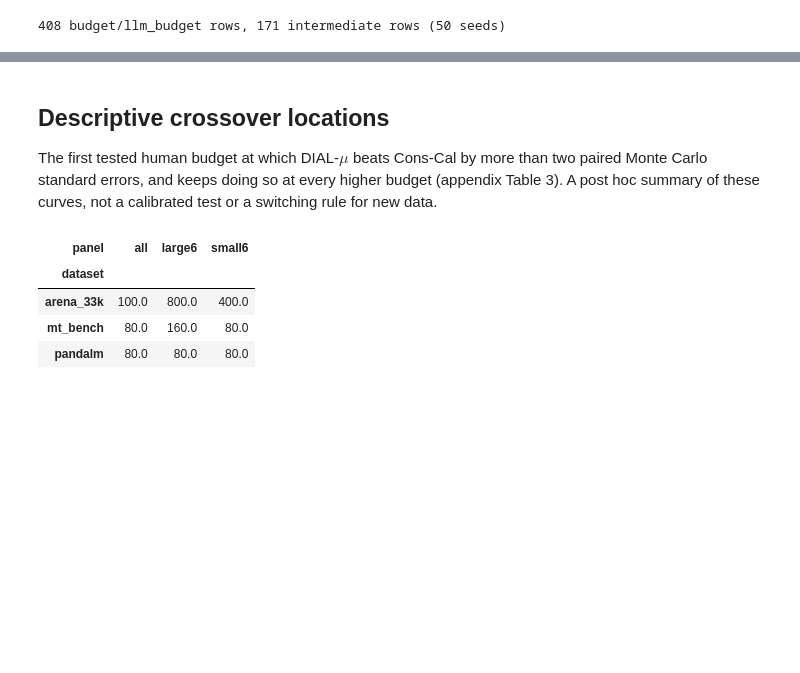
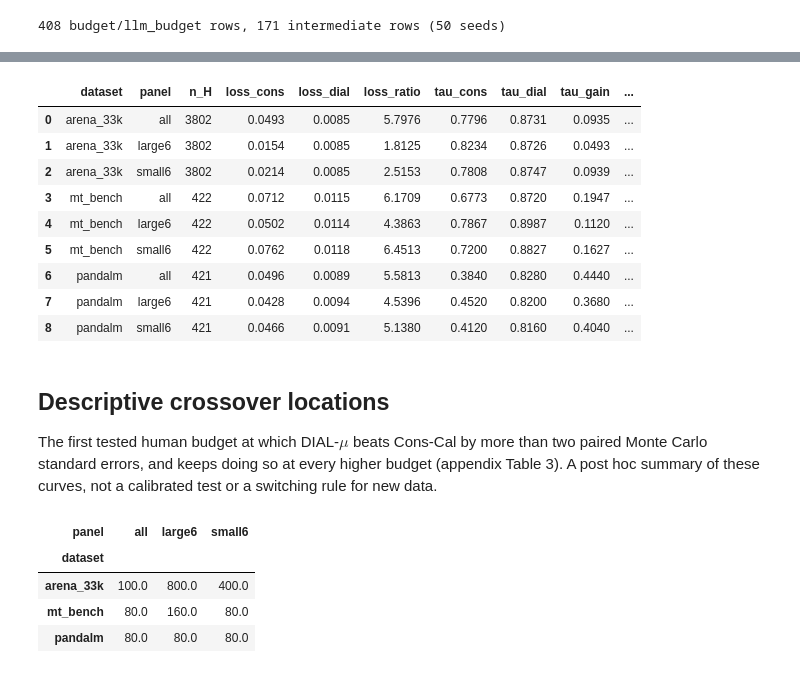
Before and after one commit to JinHongDu-Lab/DIAL, a Jupyter notebook: notebooks/3_panel_budget.ipynb, the cells around one changed output, grey strips where cells are left out. Drawn from its saved outputs; the diff is of its cells as text; code cells hidden in the pictures; blank space fills up the shorter version.

```diff
--- a/notebooks/3_panel_budget.ipynb
+++ b/notebooks/3_panel_budget.ipynb
@@ -100,3 +124,26 @@ with plt.rc_context(RCPARAMS):
+# %%
+rows = []
+for (ds, panel), g in intermediate.groupby(["dataset", "panel"]):
+    top = g[g.n_H == g.n_H.max()].set_index("method")
+    rows.append(dict(dataset=ds, panel=panel, n_H=round(g.n_H.max()),
+                     loss_cons=top.loc["consensus_cal", "excess"], loss_dial=top.loc["dial_margin_1", "excess"],
+                     loss_ratio=top.loc["consensus_cal", "excess"] / top.loc["dial_margin_1", "excess"],
+                     tau_cons=top.loc["consensus_cal", "tau"], tau_dial=top.loc["dial_margin_1", "tau"],
+                     tau_gain=top.loc["dial_margin_1", "tau"] - top.loc["consensus_cal", "tau"],
+                     loss_signif=bool(top.loc["dial_margin_1", "delta_vs_cons"]
+                                      < -2 * top.loc["dial_margin_1", "paired_mcse"])))
+pd.DataFrame(rows).round(4)
+# %% [output]
+|  | dataset | panel | n_H | loss_cons | loss_dial | loss_ratio | tau_cons | tau_dial | tau_gain | ... |
+| 0 | arena_33k | all | 3802 | 0.0493 | 0.0085 | 5.7976 | 0.7796 | 0.8731 | 0.0935 | ... |
+| 1 | arena_33k | large6 | 3802 | 0.0154 | 0.0085 | 1.8125 | 0.8234 | 0.8726 | 0.0493 | ... |
+| 2 | arena_33k | small6 | 3802 | 0.0214 | 0.0085 | 2.5153 | 0.7808 | 0.8747 | 0.0939 | ... |
+| 3 | mt_bench | all | 422 | 0.0712 | 0.0115 | 6.1709 | 0.6773 | 0.8720 | 0.1947 | ... |
+| 4 | mt_bench | large6 | 422 | 0.0502 | 0.0114 | 4.3863 | 0.7867 | 0.8987 | 0.1120 | ... |
+| 5 | mt_bench | small6 | 422 | 0.0762 | 0.0118 | 6.4513 | 0.7200 | 0.8827 | 0.1627 | ... |
+| 6 | pandalm | all | 421 | 0.0496 | 0.0089 | 5.5813 | 0.3840 | 0.8280 | 0.4440 | ... |
+| 7 | pandalm | large6 | 421 | 0.0428 | 0.0094 | 4.5396 | 0.4520 | 0.8200 | 0.3680 | ... |
+| 8 | pandalm | small6 | 421 | 0.0466 | 0.0091 | 5.1380 | 0.4120 | 0.8160 | 0.4040 | ... |
 # %% [markdown]
 ## Descriptive crossover locations
 
```
Also changed, not shown: parts of 10 cells of this notebook, 8 other files.
